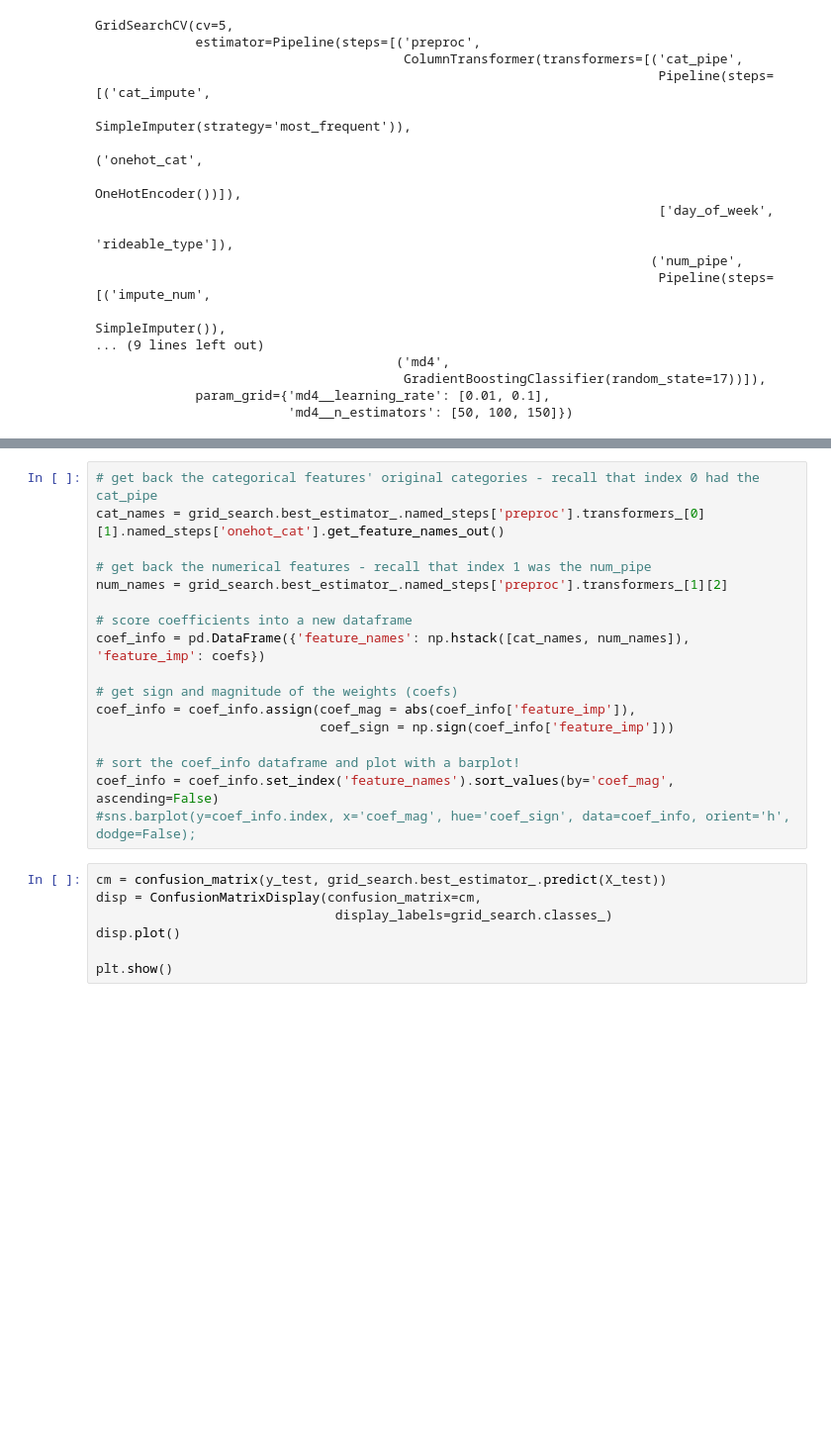
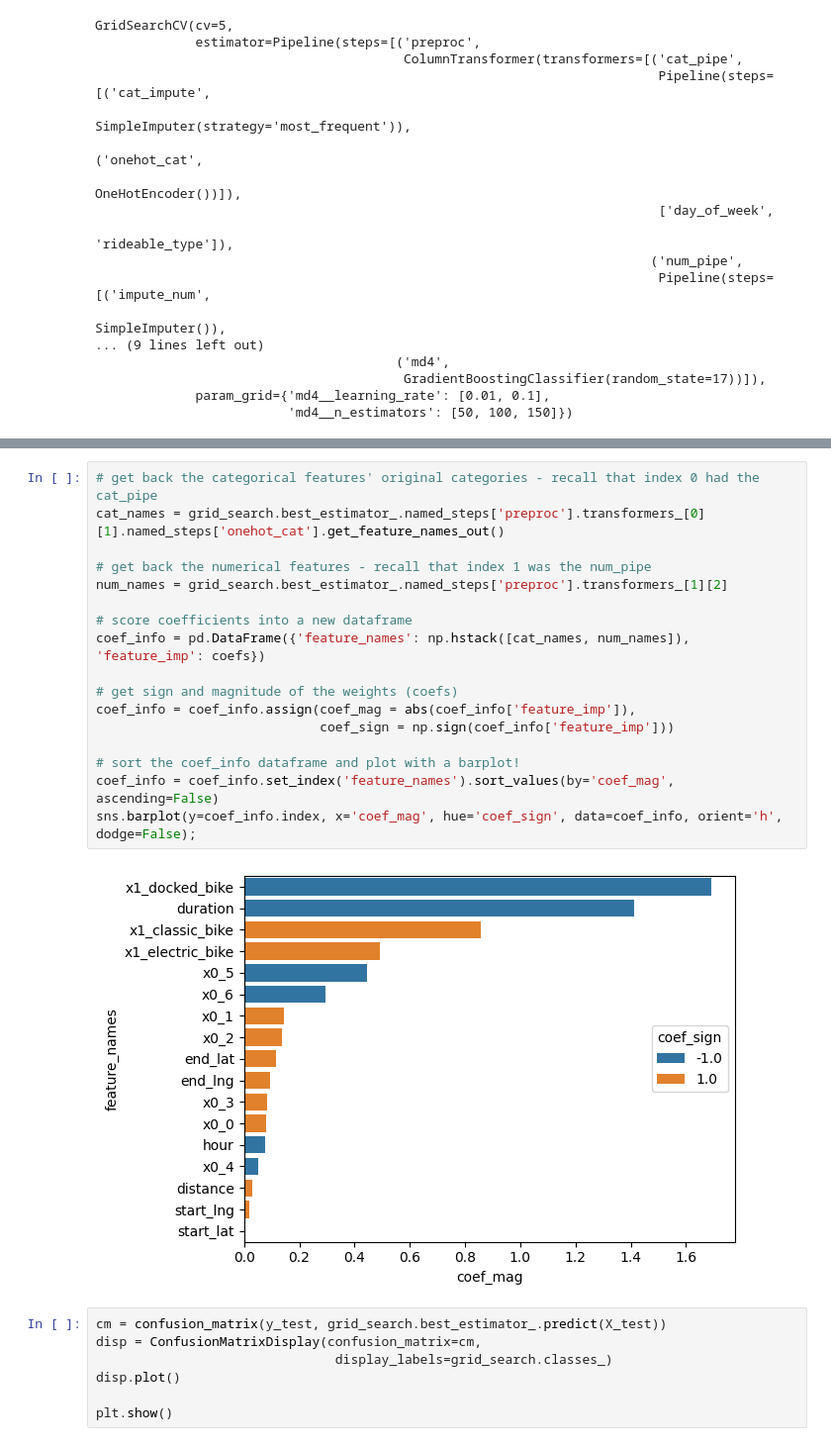
Before and after one commit to joshualawrencemorgan/CS5265-Foundations-of-Machine-Learning, a Jupyter notebook: Capital_Bikeshare_ML_Project.ipynb, the cells around one changed output, grey strips where cells are left out. Shown at 99% size. Cells and saved outputs as stored; diff of their text form; blank space fills up the shorter version.

```diff
--- a/Capital_Bikeshare_ML_Project.ipynb
+++ b/Capital_Bikeshare_ML_Project.ipynb
@@ -617,20 +623,22 @@ weighted avg       0.71      0.71      0.69     12500
 # %%
 # get back the categorical features' original categories - recall that index 0 had the cat_pipe
 cat_names = grid_search.best_estimator_.named_steps['preproc'].transformers_[0][1].named_steps['onehot_cat'].get_feature_names_out()
 
 # get back the numerical features - recall that index 1 was the num_pipe
 num_names = grid_search.best_estimator_.named_steps['preproc'].transformers_[1][2]
 
 # score coefficients into a new dataframe
 coef_info = pd.DataFrame({'feature_names': np.hstack([cat_names, num_names]), 'feature_imp': coefs})
 
 # get sign and magnitude of the weights (coefs)
 coef_info = coef_info.assign(coef_mag = abs(coef_info['feature_imp']),
                              coef_sign = np.sign(coef_info['feature_imp']))
 
 # sort the coef_info dataframe and plot with a barplot!
 coef_info = coef_info.set_index('feature_names').sort_values(by='coef_mag', ascending=False)
-#sns.barplot(y=coef_info.index, x='coef_mag', hue='coef_sign', data=coef_info, orient='h', dodge=False);
+sns.barplot(y=coef_info.index, x='coef_mag', hue='coef_sign', data=coef_info, orient='h', dodge=False);
+# %% [output]
+[figure, added]
 # %%
 cm = confusion_matrix(y_test, grid_search.best_estimator_.predict(X_test))
 disp = ConfusionMatrixDisplay(confusion_matrix=cm,
```
Also changed, not shown: parts of 7 cells of this notebook.
